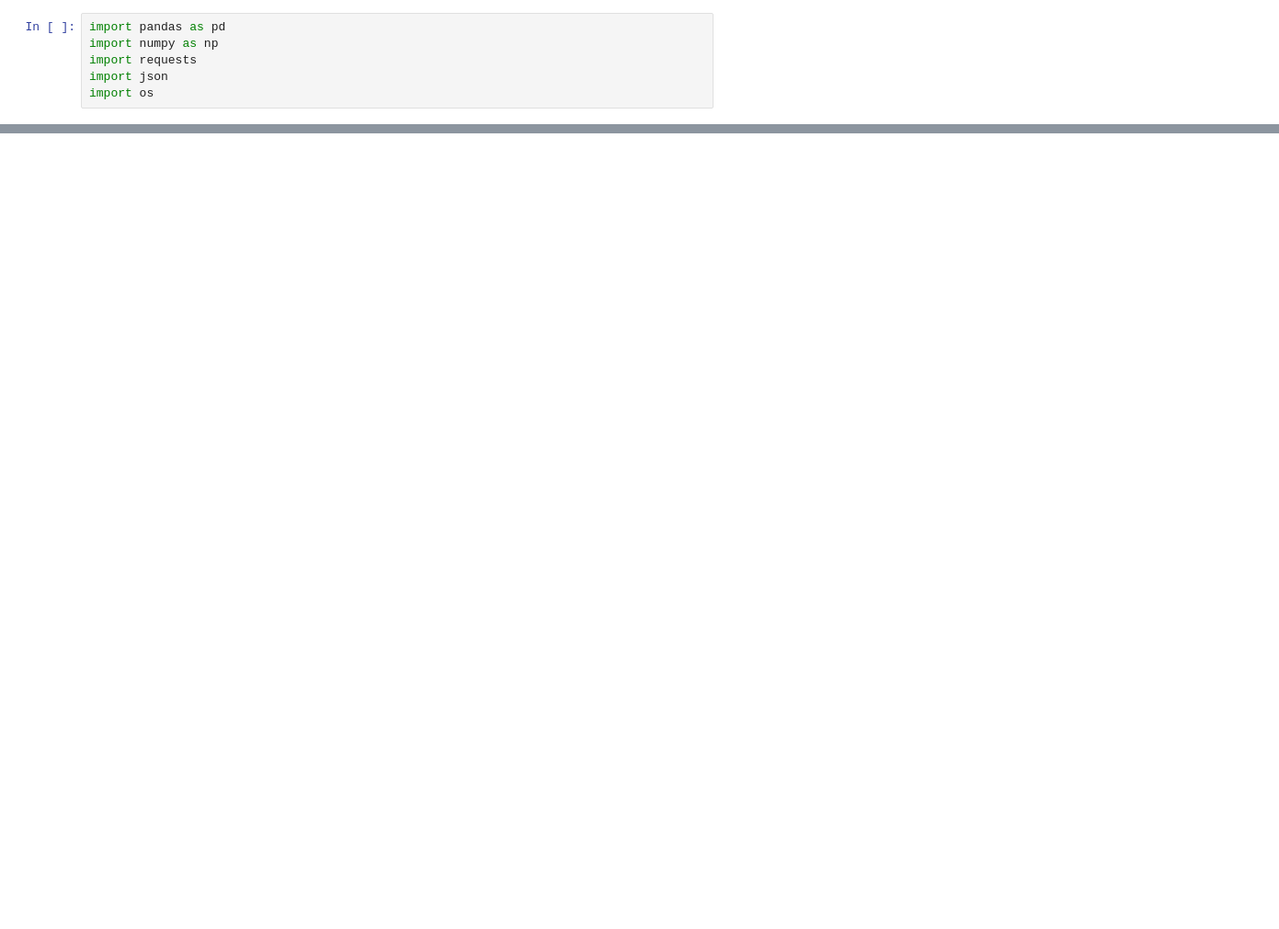
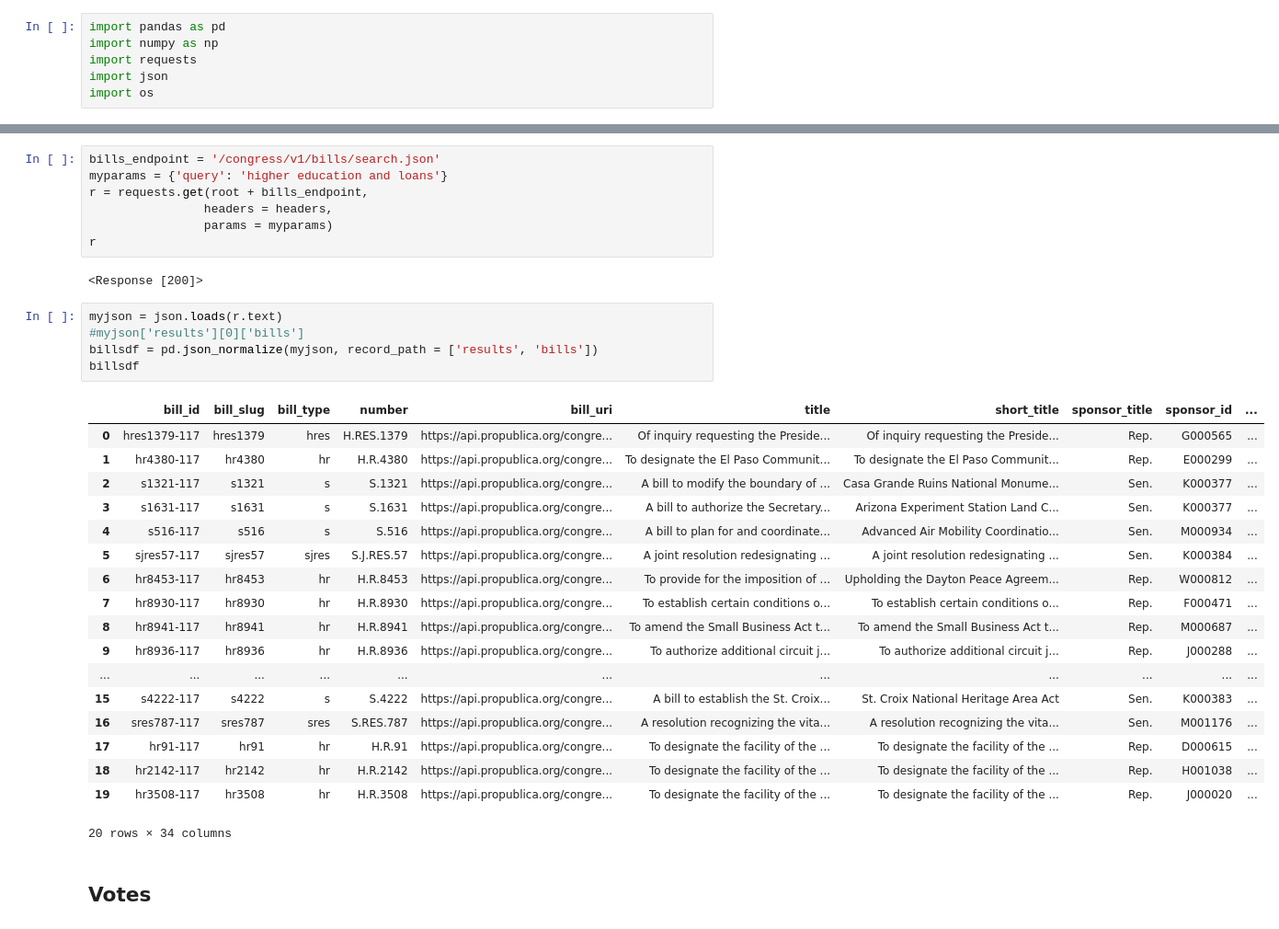
Before and after one commit to beauleblond/contrans, a Jupyter notebook: app/propublica.ipynb, the cells around one changed output, grey strips where cells are left out. Shown: that part at 92% size. Cells and saved outputs as stored; diff of their text form; blank space fills up the shorter version.

```diff
--- a/app/propublica.ipynb
+++ b/app/propublica.ipynb
@@ -39,0 +60,35 @@ housemembers
+# %%
+bills_endpoint = '/congress/v1/bills/search.json'
+myparams = {'query': 'higher education and loans'}
+r = requests.get(root + bills_endpoint,
+                headers = headers,
+                params = myparams)
+r
+# %% [output]
+<Response [200]>
+# %%
+myjson = json.loads(r.text)
+#myjson['results'][0]['bills']
+billsdf = pd.json_normalize(myjson, record_path = ['results', 'bills'])
+billsdf
+# %% [output]
+|  | bill_id | bill_slug | bill_type | number | bill_uri | title | short_title | sponsor_title | sponsor_id | ... |
+| 0 | hres1379-117 | hres1379 | hres | H.RES.1379 | https://api.propublica.org/congre... | Of inquiry requesting the Preside... | Of inquiry requesting the Preside... | Rep. | G000565 | ... |
+| 1 | hr4380-117 | hr4380 | hr | H.R.4380 | https://api.propublica.org/congre... | To designate the El Paso Communit... | To designate the El Paso Communit... | Rep. | E000299 | ... |
+| 2 | s1321-117 | s1321 | s | S.1321 | https://api.propublica.org/congre... | A bill to modify the boundary of ... | Casa Grande Ruins National Monume... | Sen. | K000377 | ... |
+| 3 | s1631-117 | s1631 | s | S.1631 | https://api.propublica.org/congre... | A bill to authorize the Secretary... | Arizona Experiment Station Land C... | Sen. | K000377 | ... |
+| 4 | s516-117 | s516 | s | S.516 | https://api.propublica.org/congre... | A bill to plan for and coordinate... | Advanced Air Mobility Coordinatio... | Sen. | M000934 | ... |
+| 5 | sjres57-117 | sjres57 | sjres | S.J.RES.57 | https://api.propublica.org/congre... | A joint resolution redesignating ... | A joint resolution redesignating ... | Sen. | K000384 | ... |
+| 6 | hr8453-117 | hr8453 | hr | H.R.8453 | https://api.propublica.org/congre... | To provide for the imposition of ... | Upholding the Dayton Peace Agreem... | Rep. | W000812 | ... |
+| 7 | hr8930-117 | hr8930 | hr | H.R.8930 | https://api.propublica.org/congre... | To establish certain conditions o... | To establish certain conditions o... | Rep. | F000471 | ... |
+| 8 | hr8941-117 | hr8941 | hr | H.R.8941 | https://api.propublica.org/congre... | To amend the Small Business Act t... | To amend the Small Business Act t... | Rep. | M000687 | ... |
+| 9 | hr8936-117 | hr8936 | hr | H.R.8936 | https://api.propublica.org/congre... | To authorize additional circuit j... | To authorize additional circuit j... | Rep. | J000288 | ... |
+| ... | ... | ... | ... | ... | ... | ... | ... | ... | ... | ... |
+| 15 | s4222-117 | s4222 | s | S.4222 | https://api.propublica.org/congre... | A bill to establish the St. Croix... | St. Croix National Heritage Area Act | Sen. | K000383 | ... |
+| 16 | sres787-117 | sres787 | sres | S.RES.787 | https://api.propublica.org/congre... | A resolution recognizing the vita... | A resolution recognizing the vita... | Sen. | M001176 | ... |
+| 17 | hr91-117 | hr91 | hr | H.R.91 | https://api.propublica.org/congre... | To designate the facility of the ... | To designate the facility of the ... | Rep. | D000615 | ... |
+| 18 | hr2142-117 | hr2142 | hr | H.R.2142 | https://api.propublica.org/congre... | To designate the facility of the ... | To designate the facility of the ... | Rep. | H001038 | ... |
+| 19 | hr3508-117 | hr3508 | hr | H.R.3508 | https://api.propublica.org/congre... | To designate the facility of the ... | To designate the facility of the ... | Rep. | J000020 | ... |
+20 rows × 34 columns
+# %% [markdown]
+## Votes
```
Also changed, not shown: parts of 13 cells of this notebook.
